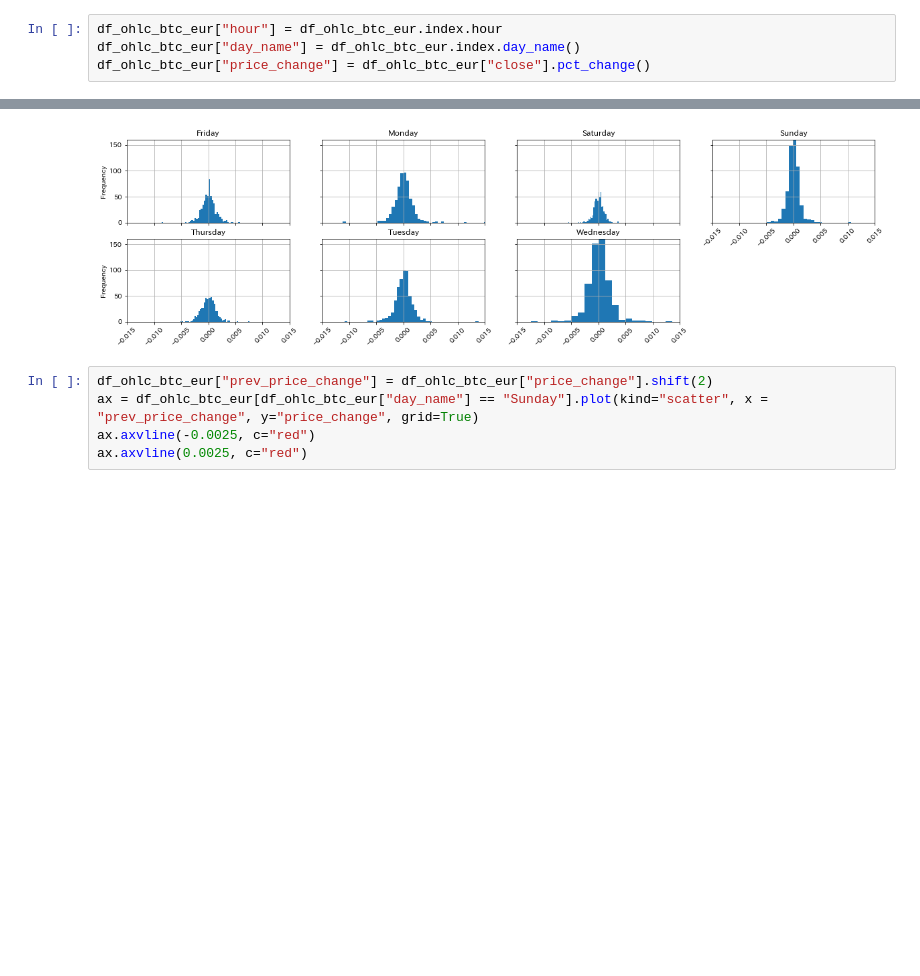
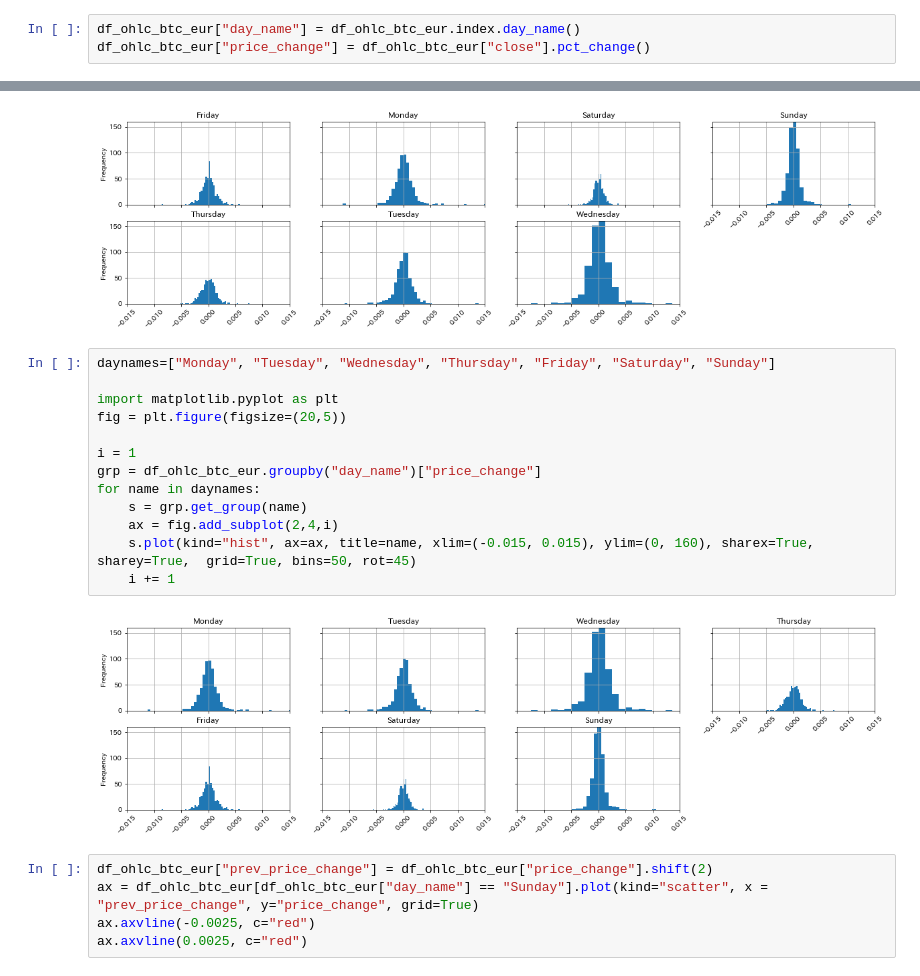
Before and after one commit to fin-py/botter4visualization, a Jupyter notebook: source/static_plots.ipynb, the cells around one changed output, grey strips where cells are left out. Drawn from its saved outputs; the diff is of its cells as text; blank space fills up the shorter version.

```diff
--- a/source/static_plots.ipynb
+++ b/source/static_plots.ipynb
@@ -158,7 +176,6 @@ df_ohlc_btc_eur["close"].plot(grid=True, figsize=(30,5), title="終値", legend=
 ## matplotlib も少し使う
 - テストデータとして3月15日〜28日の14日分の約定データを用意している
 # %%
-df_ohlc_btc_eur["hour"] = df_ohlc_btc_eur.index.hour
 df_ohlc_btc_eur["day_name"] = df_ohlc_btc_eur.index.day_name()
 df_ohlc_btc_eur["price_change"] = df_ohlc_btc_eur["close"].pct_change()
 # %%
@@ -190,6 +207,21 @@ for name, s in list(df_ohlc_btc_eur.groupby("day_name")["price_change"]):
     i += 1
 # %% [output]
 [figure]
+# %%
+daynames=["Monday", "Tuesday", "Wednesday", "Thursday", "Friday", "Saturday", "Sunday"]
+
+import matplotlib.pyplot as plt
+fig = plt.figure(figsize=(20,5))
+
+i = 1
+grp = df_ohlc_btc_eur.groupby("day_name")["price_change"]
+for name in daynames:
+    s = grp.get_group(name)
+    ax = fig.add_subplot(2,4,i)
+    s.plot(kind="hist", ax=ax, title=name, xlim=(-0.015, 0.015), ylim=(0, 160), sharex=True, sharey=True,  grid=True, bins=50, rot=45)
+    i += 1
+# %% [output]
+[figure, added]
 # %%
 df_ohlc_btc_eur["prev_price_change"] = df_ohlc_btc_eur["price_change"].shift(2)
 ax = df_ohlc_btc_eur[df_ohlc_btc_eur["day_name"] == "Sunday"].plot(kind="scatter", x = "prev_price_change", y="price_change", grid=True)
```
Also changed, not shown: parts of 14 cells of this notebook.
